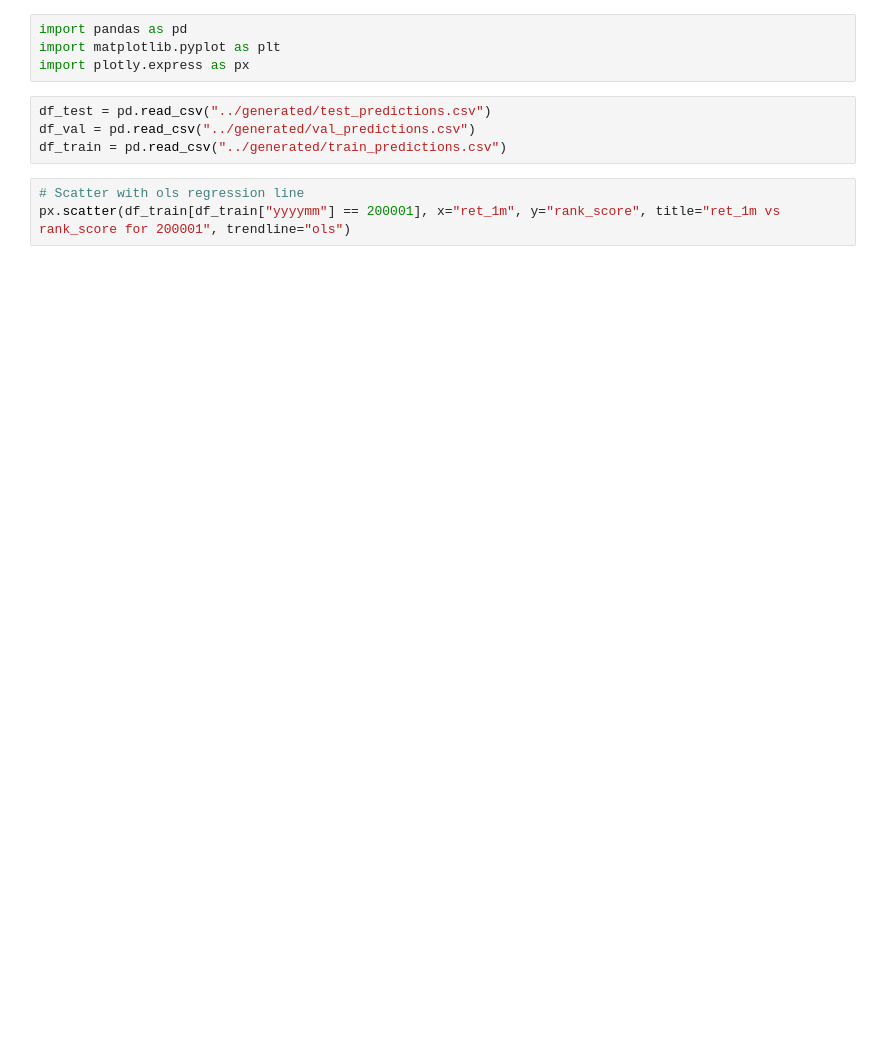
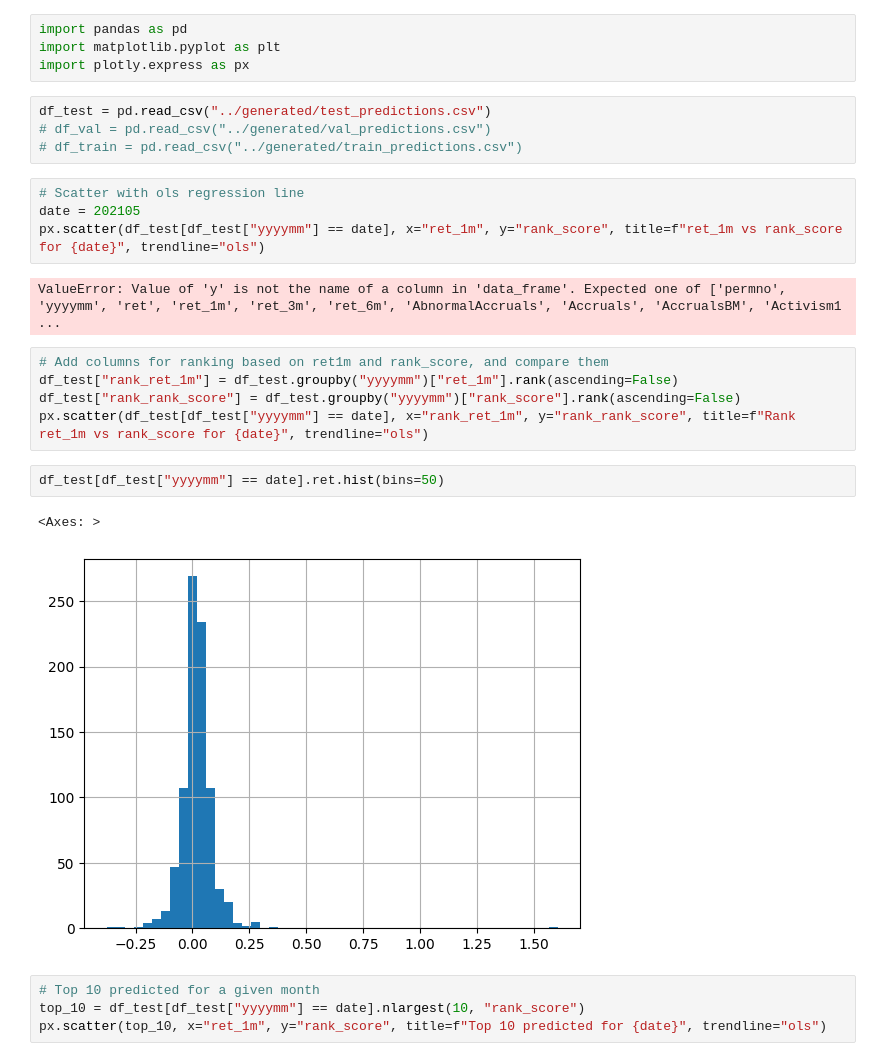
Before and after one commit to francois-goybet/ml-alpha-ranking-portfolio, a Jupyter notebook: notebook/notebook3.ipynb, the cells around one changed output. Drawn from its saved outputs; the diff is of its cells as text; blank space fills up the shorter version.

```diff
--- a/notebook/notebook3.ipynb
+++ b/notebook/notebook3.ipynb
@@ -4,8 +4,25 @@ import matplotlib.pyplot as plt
 import plotly.express as px
 # %%
 df_test = pd.read_csv("../generated/test_predictions.csv")
-df_val = pd.read_csv("../generated/val_predictions.csv")
-df_train = pd.read_csv("../generated/train_predictions.csv")
+# df_val = pd.read_csv("../generated/val_predictions.csv")
+# df_train = pd.read_csv("../generated/train_predictions.csv")
 # %%
 # Scatter with ols regression line
-px.scatter(df_train[df_train["yyyymm"] == 200001], x="ret_1m", y="rank_score", title="ret_1m vs rank_score for 200001", trendline="ols")
+date = 202105
+px.scatter(df_test[df_test["yyyymm"] == date], x="ret_1m", y="rank_score", title=f"ret_1m vs rank_score for {date}", trendline="ols")
+# %% [output]
+ValueError: Value of 'y' is not the name of a column in 'data_frame'. Expected one of ['permno', 'yyyymm', 'ret', 'ret_1m', 'ret_3m', 'ret_6m', 'AbnormalAccruals', 'Accruals', 'AccrualsBM', 'Activism1 ...
+# %%
+# Add columns for ranking based on ret1m and rank_score, and compare them
+df_test["rank_ret_1m"] = df_test.groupby("yyyymm")["ret_1m"].rank(ascending=False)
+df_test["rank_rank_score"] = df_test.groupby("yyyymm")["rank_score"].rank(ascending=False)
+px.scatter(df_test[df_test["yyyymm"] == date], x="rank_ret_1m", y="rank_rank_score", title=f"Rank ret_1m vs rank_score for {date}", trendline="ols")
+# %%
+df_test[df_test["yyyymm"] == date].ret.hist(bins=50)
+# %% [output]
+<Axes: >
+[figure, added]
+# %%
+# Top 10 predicted for a given month
+top_10 = df_test[df_test["yyyymm"] == date].nlargest(10, "rank_score")
+px.scatter(top_10, x="ret_1m", y="rank_score", title=f"Top 10 predicted for {date}", trendline="ols")
```
Also changed, not shown: parts of 8 cells of this notebook, 6 other files.
